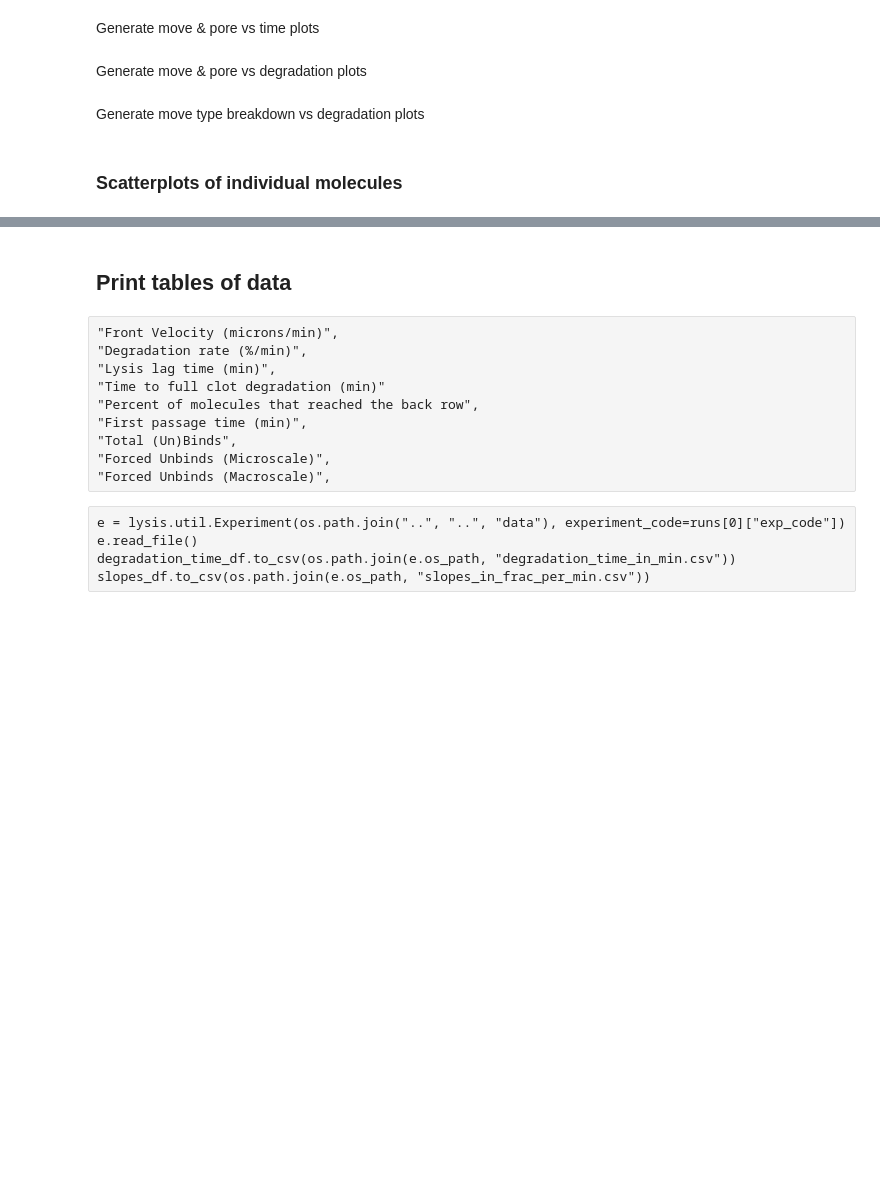
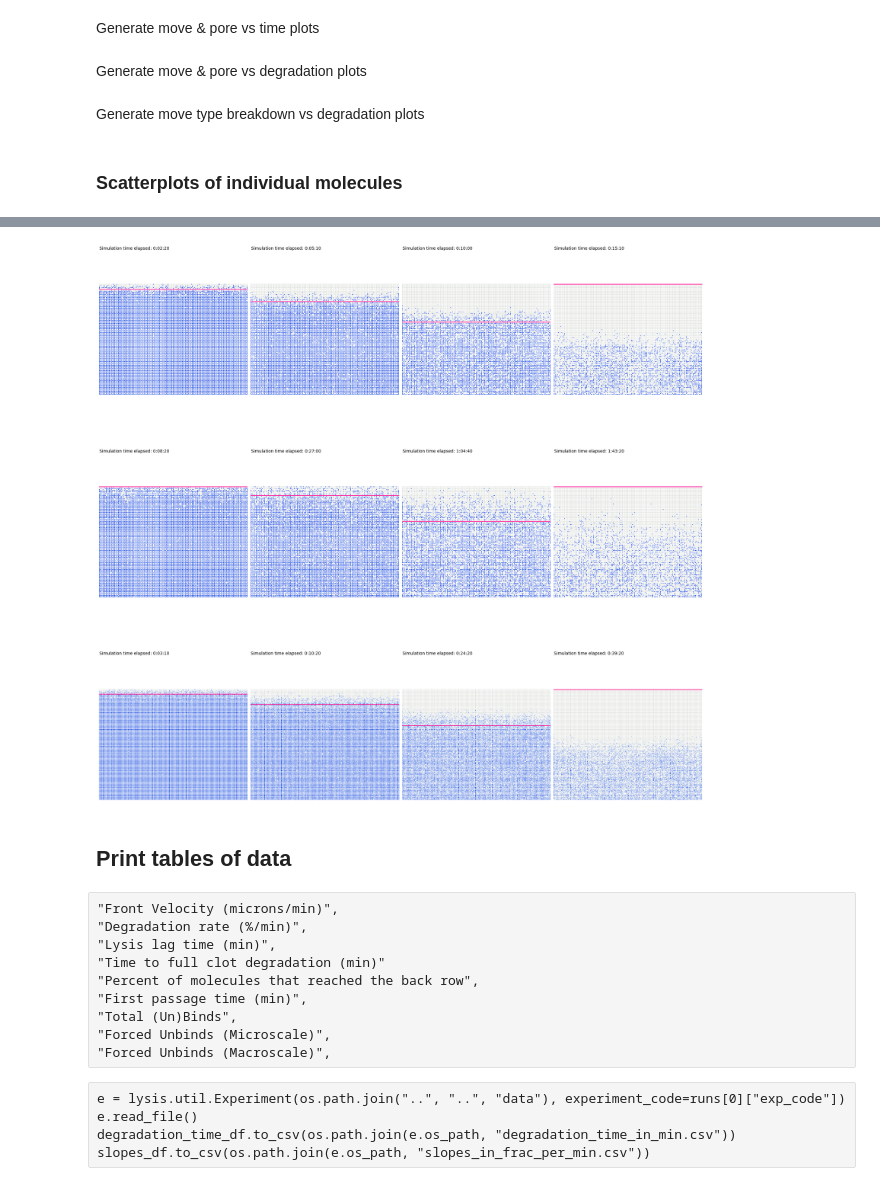
Before and after one commit to UCO-OpResearch/lysis, a Jupyter notebook: src/python/Jupyter Notebooks/2024-01-18-1300 - F-Macro Multi-Array-Process.ipynb, the cells around one changed output, grey strips where cells are left out. Saved outputs shown, nothing was run; the diff lists cells and outputs as text; code cells hidden in the pictures; blank space fills up the shorter version.

Commit message:
Added calculations and plots for the degradation front

```diff
--- a/src/python/Jupyter Notebooks/2024-01-18-1300 - F-Macro Multi-Array-Process.ipynb
+++ b/src/python/Jupyter Notebooks/2024-01-18-1300 - F-Macro Multi-Array-Process.ipynb
@@ -469,6 +460,14 @@ def mean_degradation_rate(exp, degraded_fraction, tsave):
         deg_start_time[r] = tsave[r][s] / 60
     return degradation_rate, offset, deg_start_time
 
+def find_row_deg_fraction(exp, deg, tsave):
+    row_deg = []
+    for s in range(exp.macro_params.total_trials):
+        row_deg.append(np.count_nonzero((deg[s] > tsave[s].reshape(tsave[s].size, 1))[:, exp.macro_params.empty_rows*exp.macro_params.full_row:-exp.macro_params.xz_row].reshape((deg[s].shape[0], exp.macro_params.fiber_rows-1, exp.macro_params.full_row)), axis=2)/exp.macro_params.full_row)
+    return row_deg
+
+def find_front(exp, row_deg):
+    return [np.argmax(sim_row_deg >= 0.1, axis=1) for sim_row_deg in row_deg]
 
 def get_unbind_amounts(exp, file_code, mech):
     macro_unbind_pattern = re.compile(r"countmacrounbd=\s*(\d+)")
@@ -621,7 +620,7 @@ def create_animation(exp, file_code, edge_index, deg, mol_status, tsave, x_f, y_
 
 
 def create_animation_stills(
-    exp, file_code, degrade_marker_frames, edge_index, deg, mol_status, tsave, x_f, y_f, x_m, y_m
+    exp, file_code, degrade_marker_frames, edge_index, deg, mol_status, tsave, x_f, y_f, x_m, y_m, fronts=None,
 ):
     for sim in range(1):
         for i, frame in enumerate(degrade_marker_frames[sim]):
@@ -665,6 +664,8 @@ def create_animation_stills(
                 cmap=colormap_m,
                 norm=norm_m,
             )
+            if not fronts is None:
+                front_line = ax.axhline(y=y_f[(exp.macro_params.empty_rows+fronts[sim][frame])*exp.macro_params.full_row], color="xkcd:hot pink")
 
             fig.savefig(
                 os.path.join(
@@ -1368,0 +1362,5 @@ results
+# %%
+row_deg = np.count_nonzero((deg[0] > tsave[0].reshape(tsave[0].size, 1))[:, e.macro_params.empty_rows*e.macro_params.full_row:-e.macro_params.xz_row].reshape((deg[0].shape[0], e.macro_params.fiber_rows-1, e.macro_params.full_row)), axis=2)/e.macro_params.full_row
+# %%
+edge_index = get_edge_index(e)
+x_f, y_f, x_m, y_m = animation_data(e, edge_index, mol_location)
@@ -2000,0 +2005,77 @@ axs[1].set_ylim(-0.1, 1)
+# %%
+fig, axs = plt.subplots(
+    nrows=3, ncols=4, sharex=False, sharey=False, figsize=(20, 20), dpi=100, constrained_layout=True
+)
+sim = 0
+frac = 0.50
+for i, run in enumerate(runs):
+    # Select and load scenario
+    mech = mechanisms[mechanisms["descriptor"] == run["mechanism"]][0]
+    scen = scenarios[scenarios["descriptor"] == run["scenario"]][0]
+    e = lysis.util.Experiment(os.path.join("..", "..", "..", "data"), experiment_code=run["exp_code"])
+    # e = lysis.util.Experiment(
+    #     os.path.join("/", "home", "bpaynter", "Archive", "lysis_data"), experiment_code=run["exp_code"]
+    # )
+    e.read_file()
+    y_distance = np.arange(e.macro_params.rows - 1) * e.macro_params.grid_node_distance
+    file_code = out_file_code.format(scenario_code=run["scenario"]) + ".dat"
+
+    print(run["exp_code"], file_code[1:-4])
+
+    # Read data from data files
+    n_save, deg, tsave, mfpt, mol_location, mol_status = load_fortran_files(e, file_code)
+
+    # Process results
+    deg_fraction = find_degraded_fraction(e, deg, tsave)
+    marker_frames = find_degradation_marker_frames(e, deg_fraction, degrade_percent_markers)
+
+    row_deg = find_row_deg_fraction(e, deg, tsave)
+    fronts = [np.argmax(sim_row_deg >= frac, axis=1) for sim_row_deg in row_deg]
+    edge_index = get_edge_index(e)
+    x_f, y_f, x_m, y_m = animation_data(e, edge_index, mol_location)
+    #np.delete(marker_frames, -1, axis=-1)
+    for j, frame in enumerate(marker_frames[sim, :4]):
+        #axs[i, j] = fig.add_axes([0, 0, 1, 1])
+        axs[i, j].set_axis_off()
+        vmin = 0
+        vmax = e.macro_params.cols - 1
+
+        ydiff = e.macro_params.rows - e.macro_params.cols
+
+        axs[i, j].set_xlim(vmin - 0.25, vmax + 0.25)
+        axs[i, j].set_ylim(-vmax - ydiff - 0.25, -vmin + 0.25)
+        axs[i, j].set_aspect("equal")
+        #fig.canvas.draw()
+        title = axs[i, j].annotate(
+            f"Simulation time elapsed: {str(datetime.timedelta(seconds=tsave[sim][frame])).split('.')[0]}",
+            (0, 0),
+            zorder=100,
+            va="top",
+        )
+        s = (axs[i, j].get_window_extent().width / (vmax - vmin + 0.5) * 72 / (2 * fig.dpi)) ** 2
+        scatt_f = axs[i, j].scatter(
+            x_f,
+            y_f,
+            s=s,
+            marker="s",
+            linewidths=0,
+            c=deg[sim][frame],
+            cmap=colormap_f,
+            vmin=e.macro_params.time_step,
+            vmax=tsave[sim][frame],
+        )
+        # scatt_m = axs[i, j].scatter(
+        #     x_m[sim][frame],
+        #     y_m[sim][frame],
+        #     s=s / 2.5,
+        #     marker="o",
+        #     linewidths=0,
+        #     c=mol_status[sim][frame],
+        #     cmap=colormap_m,
+        #     norm=norm_m,
+        # )
+        front_line = axs[i, j].axhline(y=y_f[(e.macro_params.empty_rows+fronts[sim][frame])*e.macro_params.full_row], color="xkcd:hot pink")
+
+fig.savefig(f"degradation front {frac:.0%}.png", bbox_inches="tight")
+pass
+# %% [output]
@@ -2001,3 +2085,4 @@ axs[1].set_ylim(-0.1, 1)
+[figure, added]
 # %% [markdown]
 ## Print tables of data
 # %%
```
Also changed, not shown: parts of 6 cells of this notebook.
